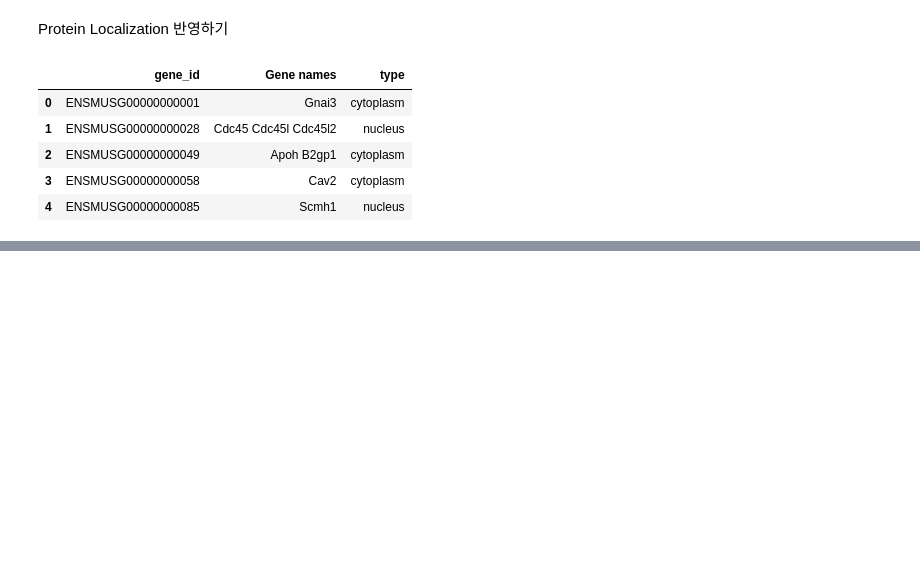
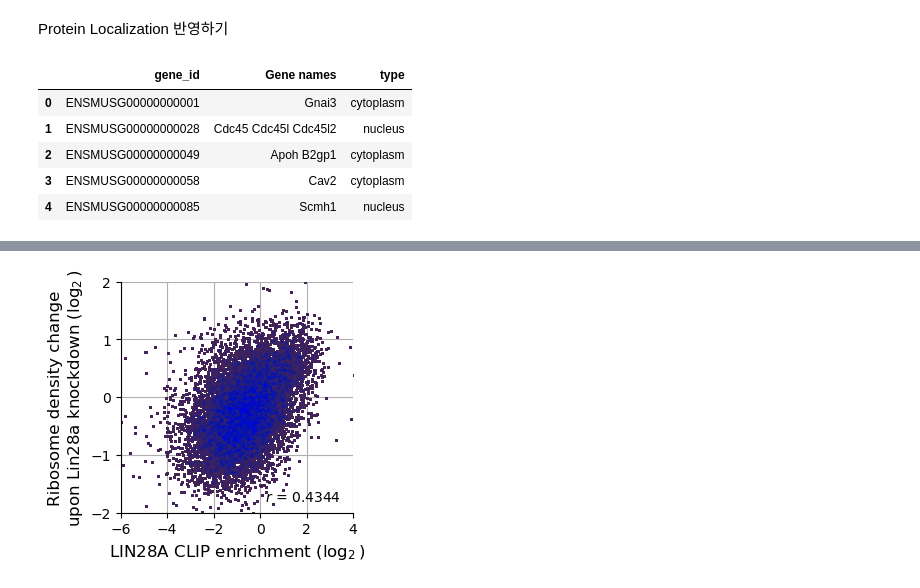
Before and after one commit to PyoYoungjoon/Mission, a Jupyter notebook: binfo1-work/Mission 1.ipynb, the cells around one changed output, grey strips where cells are left out. Cells and saved outputs as stored; diff of their text form; code cells hidden in the pictures; blank space fills up the shorter version.

```diff
--- a/binfo1-work/Mission 1.ipynb
+++ b/binfo1-work/Mission 1.ipynb
@@ -108,0 +102,11 @@ KeyError: 2
+# %%
+'''import ssl
+ssl._create_default_https_context = ssl._create_unverified_context
+mouselocal = pd.read_csv('https://hyeshik.qbio.io/binfo/mouselocalization-20210507.txt', sep='\t')
+mouselocal.head()
+
+gene_color = {}
+
+for index, row in mouselocal.iterrows():
+    gene_color[row[0]] = row[2]
+gene_color
@@ -109,18 +131,39 @@ KeyError: 2
 # %%
+from matplotlib import pyplot as plt
+import numpy as np
+import pandas as pd
+import scipy.stats as stat
+import ssl
+
+ssl._create_default_https_context = ssl._create_unverified_context
+
+mouselocal = pd.read_csv('https://hyeshik.qbio.io/binfo/mouselocalization-20210507.txt', sep='\t')
+
+gene_location = {}
+colors = {'nucleus': 'red', 'integral membrane': 'green', 'cytoplasm': 'blue'}
+for index, row in mouselocal.iterrows():
+    gene_location[row['gene_id']] = row['type']
+
 plt.style.use('default')
-colors = {'cytoplasm':'green', 'nuclues':'blue', 'integral membrane':'red'}
 
 fig, ax = plt.subplots(figsize=(3, 3))
 plt.xlim(-6, 4)
 plt.ylim(-2, 2)
 plt.yticks([-2, -1, 0, 1, 2])
 ax.grid(zorder=1)
 plt.xlabel(r"LIN28A CLIP enrichment ($\log_2$)", fontsize='large')
 plt.ylabel("Ribosome density change\n" + r"upon Lin28a knockdown ($\log_2$)", fontsize='large')
+
+for gene, location in gene_location.items():
+    for location, color in colors.items():
+        ax.scatter(np.log2(rpm['clip_enrichment']), np.log2(rpm['rden_change']), c=colors[location], s=1, alpha=.1, zorder=2)
+
 r, p = stat.pearsonr(np.log2(rpm['clip_enrichment']), np.log2(rpm['rden_change']))
 plt.annotate(rf'$r$ = {r:.4f}'.format(r), xy=(0.95, 0.05), xycoords='axes fraction', ha='right')
-ax.scatter(np.log2(rpm['clip_enrichment']), np.log2(rpm['rden_change']), c='black', s=1, alpha=.1, zorder=2, color = colors[key])
-
 
 ax.spines["top"].set_visible(False)
 ax.spines["right"].set_visible(False)
+
+plt.show()
+# %% [output]
+[figure, added]
```
Also changed, not shown: parts of 2 cells of this notebook.
